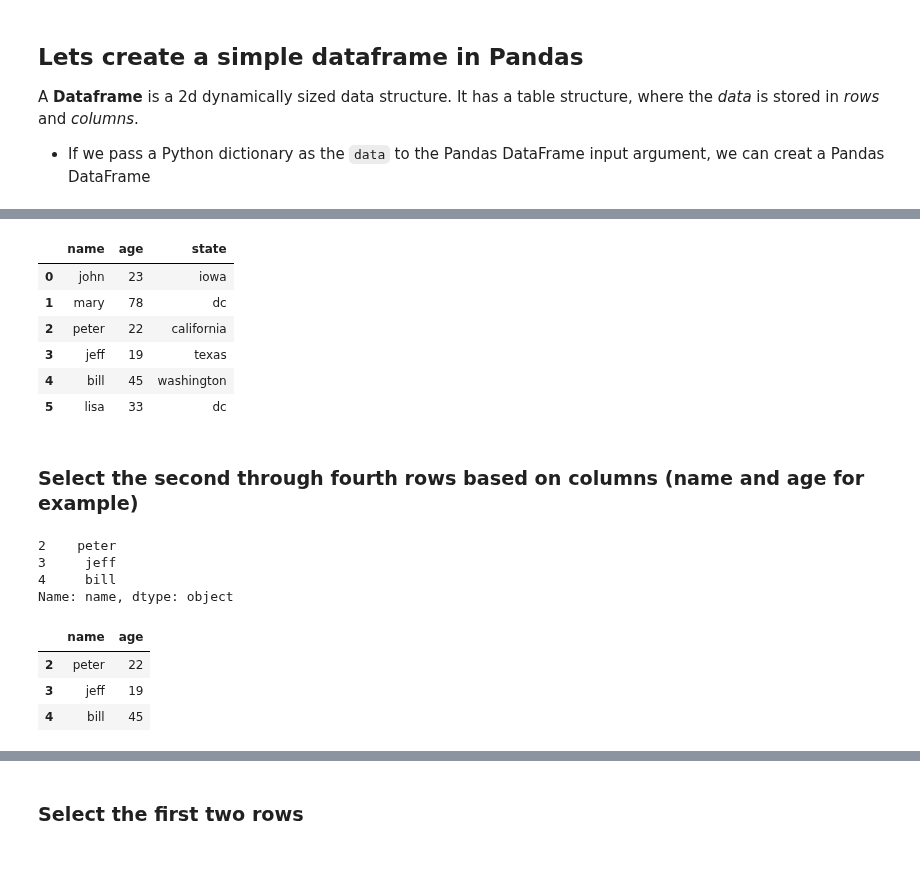
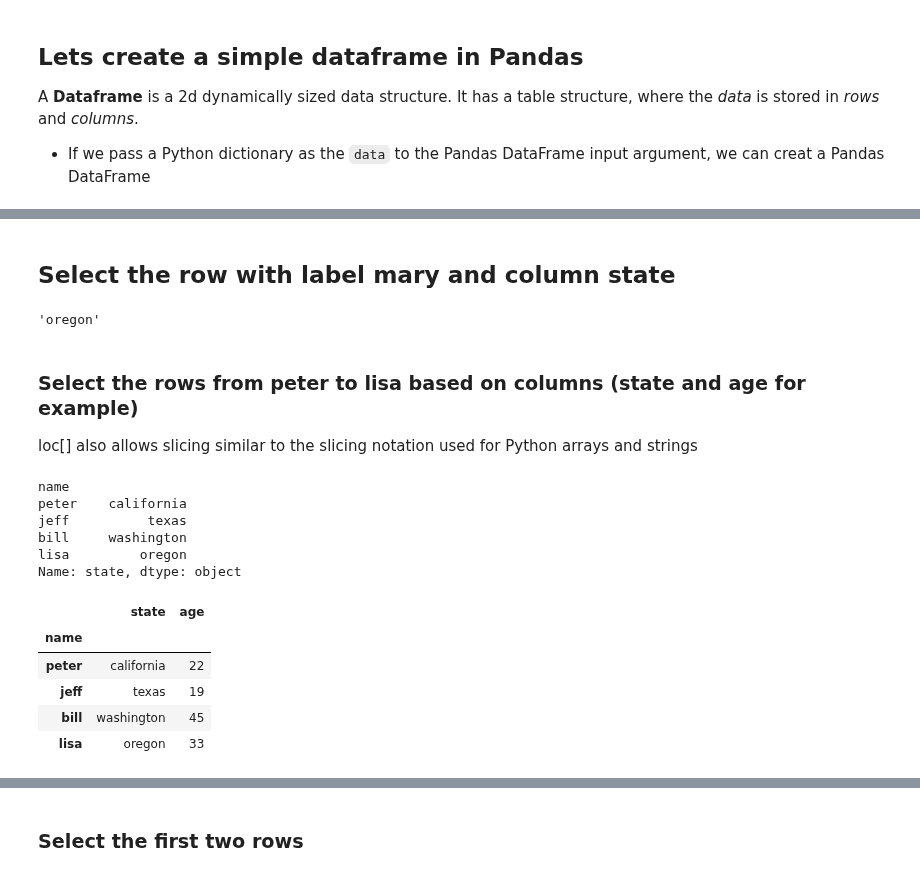
Before and after one commit to Make-School-Courses/DS-1.1-Data-Analysis, a Jupyter notebook: Notebooks/Pandas_Intro.ipynb, the cells around one changed output, grey strips where cells are left out. Saved outputs shown, nothing was run; the diff lists cells and outputs as text; code cells hidden in the pictures.

```diff
--- a/Notebooks/Pandas_Intro.ipynb
+++ b/Notebooks/Pandas_Intro.ipynb
@@ -17,8 +17,9 @@ A **Dataframe** is a 2d dynamically sized data structure. It has a table structu
 import pandas as pd
 
 df = pd.DataFrame(data= {'name':['john', 'mary', 'peter','jeff','bill', 'lisa'], 'age':[23, 78, 22, 19, 45, 33],
-                         'state': ['iowa', 'dc', 'california', 'texas', 'washington', 'dc'], 'num_children': [2, 2, 0, 1, 2, 1],
+                         'state': ['iowa', 'oregon', 'california', 'texas', 'washington', 'oregon'], 'num_children': [2, 2, 0, 1, 2, 1],
                         'num_pets' : [0, 4, 0, 5, 0, 0]})
+df.set_index('name', inplace=True)
 # %%
 df
 # %% [output]
@@ -38,26 +79,28 @@ Index(['name', 'age', 'state', 'num_children', 'num_pets'], dtype='object')
+# %% [markdown]
+## Select the row with label mary and column state
 # %%
-df[['name', 'age', 'state']]
+df.loc["mary", "state"]
 # %% [output]
-|  | name | age | state |
-| 0 | john | 23 | iowa |
-| 1 | mary | 78 | dc |
-| 2 | peter | 22 | california |
-| 3 | jeff | 19 | texas |
-| 4 | bill | 45 | washington |
-| 5 | lisa | 33 | dc |
+'oregon'
 # %% [markdown]
-### Select the second through fourth rows based on columns (name and age for example)
+### Select the rows from peter to lisa based on columns (state and age for example)
+
+loc[] also allows slicing similar to the slicing notation used for Python arrays and strings
-# %%
-df.loc[2:4, 'name']
-# %% [output]
-2    peter
-3     jeff
-4     bill
-Name: name, dtype: object
+# %%
+df.loc["peter":"lisa", 'state']
+# %% [output]
+name
+peter    california
+jeff          texas
+bill     washington
+lisa         oregon
+Name: state, dtype: object
 # %%
-df.loc[2:4, ['name', 'age']]
+df.loc['peter':'lisa', ['state', 'age']]
 # %% [output]
-|  | name | age |
-| 2 | peter | 22 |
-| 3 | jeff | 19 |
-| 4 | bill | 45 |
+|  | state | age |
+| name |  |  |
+| peter | california | 22 |
+| jeff | texas | 19 |
+| bill | washington | 45 |
+| lisa | oregon | 33 |
```
Also changed, not shown: parts of 19 cells of this notebook.
